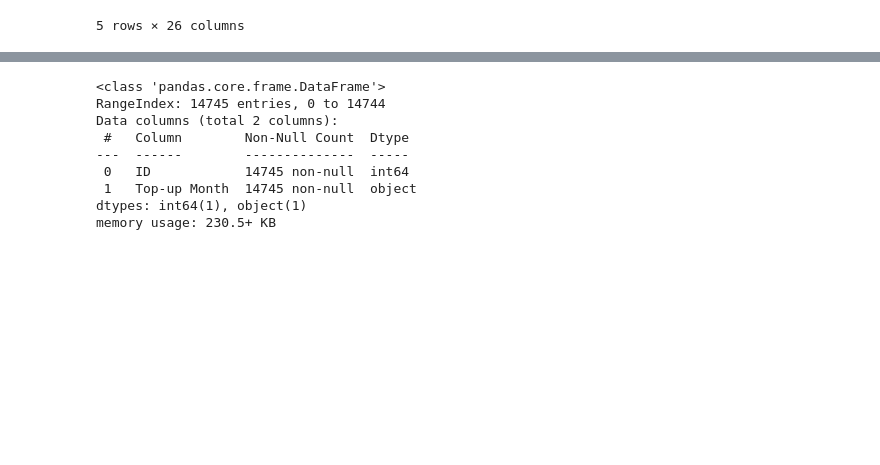
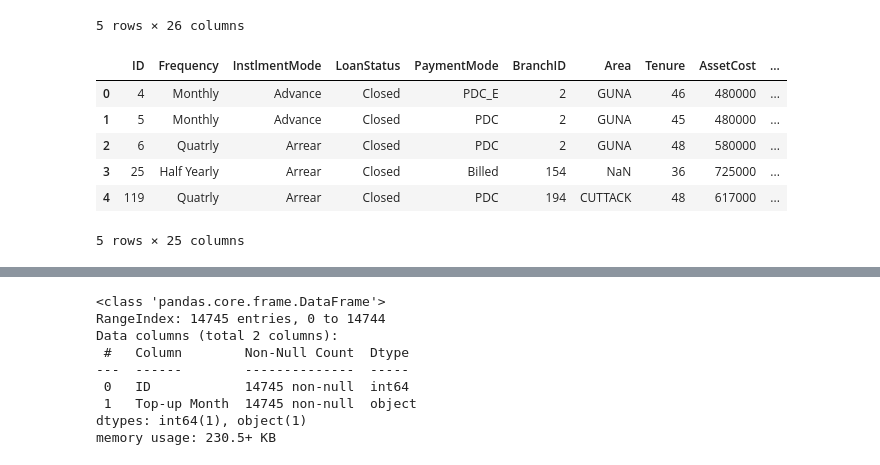
Before and after one commit to RushikeshGholap/LTFS-Data-Science-FinHack-3, a Jupyter notebook: LTFS 3.ipynb, the cells around one changed output, grey strips where cells are left out. Saved outputs shown, nothing was run; the diff lists cells and outputs as text; code cells hidden in the pictures; blank space fills up the shorter version.

```diff
--- a/LTFS 3.ipynb
+++ b/LTFS 3.ipynb
@@ -6,4 +8,4 @@ import seaborn as sns
 #import data in data frame
 subbmission = pd.read_csv('./sample_submission_ejm25Dc.csv')
 data = pd.read_excel('./Train/train_Data.xlsx')
-data_dict = pd.read_excel('./Train/data_dict.xlsx')
+data_test = pd.read_excel('./test_Data.xlsx')
@@ -18,3 +23,13 @@ data.head()
 | 3 | 7 | Monthly | Advance | Closed | Billed | 125 | GUNA | 48 | 480000 | ... |
 | 4 | 8 | Monthly | Arrear | Closed | Billed | 152 | BILASPUR | 44 | 619265 | ... |
 5 rows × 26 columns
+# %%
+data_test.head()
+# %% [output]
+|  | ID | Frequency | InstlmentMode | LoanStatus | PaymentMode | BranchID | Area | Tenure | AssetCost | ... |
+| 0 | 4 | Monthly | Advance | Closed | PDC_E | 2 | GUNA | 46 | 480000 | ... |
+| 1 | 5 | Monthly | Advance | Closed | PDC | 2 | GUNA | 45 | 480000 | ... |
+| 2 | 6 | Quatrly | Arrear | Closed | PDC | 2 | GUNA | 48 | 580000 | ... |
+| 3 | 25 | Half Yearly | Arrear | Closed | Billed | 154 | NaN | 36 | 725000 | ... |
+| 4 | 119 | Quatrly | Arrear | Closed | PDC | 194 | CUTTACK | 48 | 617000 | ... |
+5 rows × 25 columns
```
Also changed, not shown: parts of 45 cells of this notebook, 10 other files.
